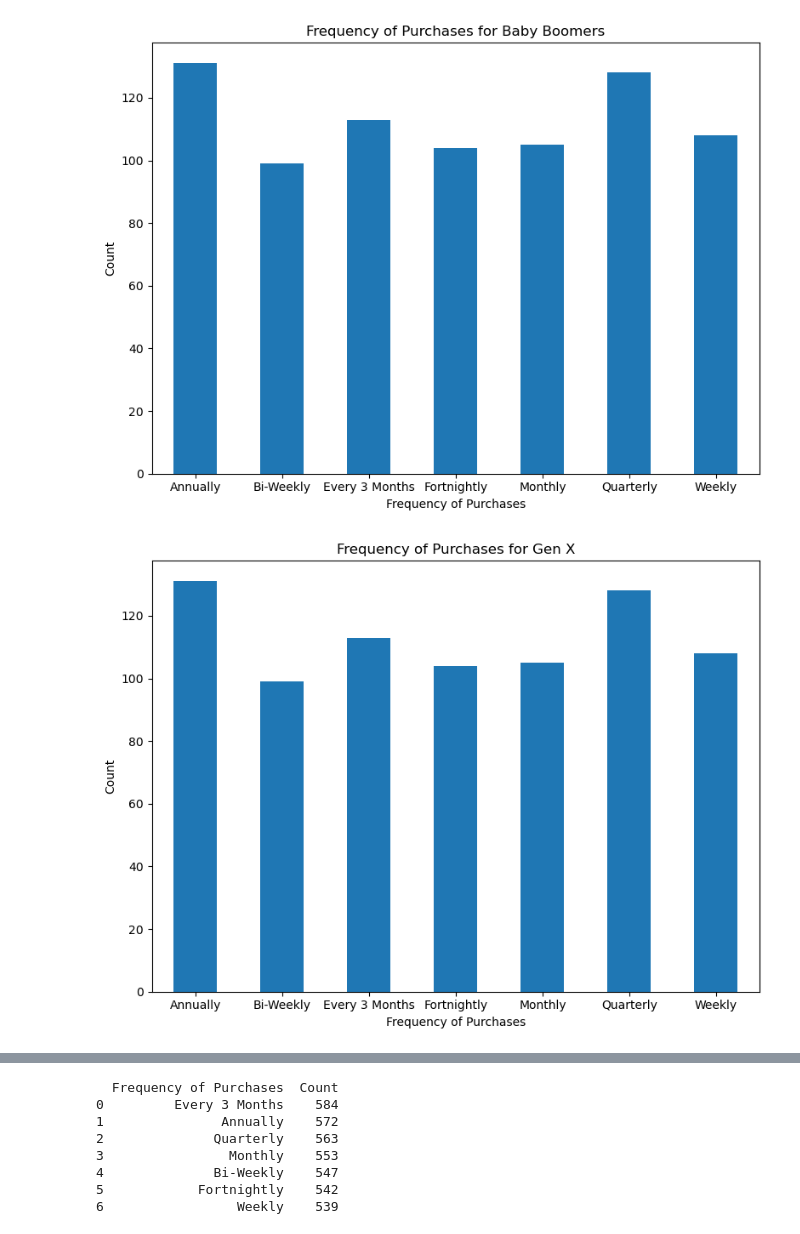
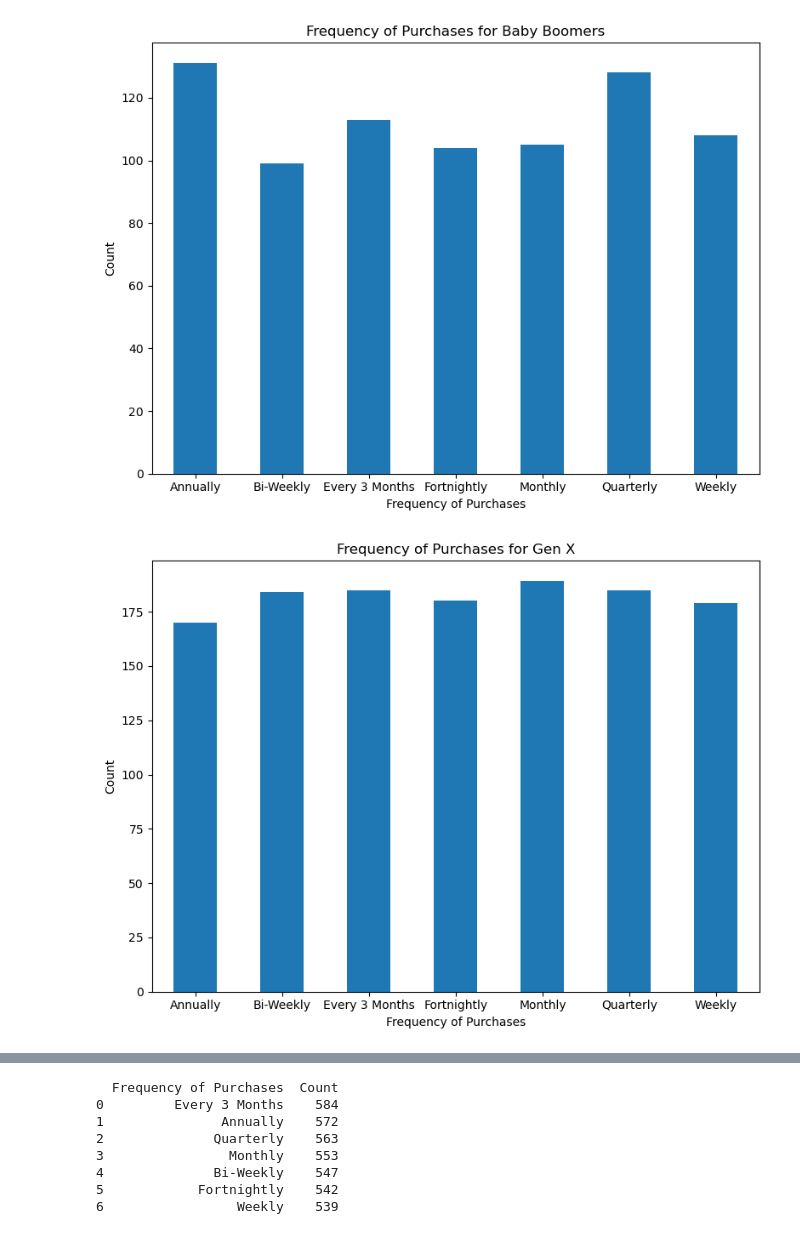
Before and after one commit to mhursh1231/Project-1, a Jupyter notebook: sarah_df.ipynb, the cells around one changed output, grey strips where cells are left out. Saved outputs shown, nothing was run; the diff lists cells and outputs as text; code cells hidden in the pictures.

```diff
--- a/sarah_df.ipynb
+++ b/sarah_df.ipynb
@@ -21,6 +21,12 @@ shopping_df.head()
 | 3 | 4 | 21 | Male | Sandals | Footwear | 90 | Rhode Island | M | ... |
 | 4 | 5 | 45 | Male | Blouse | Clothing | 49 | Oregon | M | ... |
 # %%
-del shopping_df["Gender"]
-shopping_df.head()
+#Add age groups to the DataFrame
+shopping_df["Age Groups"] = pd.cut(
+    x=shopping_df["Age"],
+    bins =[1, 26, 42, 59, np.inf],
+    labels=["Gen Z", "Millenials", "Gen X", "Baby Boomer"],
+)
+
+shopping_df
 # %% [output]
@@ -33,2 +46,9 @@ shopping_df.head()
 # %%
-age_groups = {'Gen Z': (0, 26),'Millennial': (27, 42),'Gen X': (43, 59),'Baby Boomer': (60, float('inf'))}
+# Reorganize the columns within the DataFrame
+organized_df = shopping_df[["Customer ID", "Age", "Age Groups", "Gender",
+                            "Item Purchased", "Category", "Purchase Amount (USD)",
+                            "Location", "Size", "Color", "Season", "Review Rating",
+                            "Subscription Status", "Shipping Type", "Discount Applied",
+                            "Promo Code Used", "Previous Purchases", "Payment Method",
+                            "Frequency of Purchases"]]
+organized_df.head()
@@ -86,6 +91,6 @@ Name: count, dtype: int64
 # %%
 ### How frequently do specific age demographics shop? (bi-weekly, bi-monthly, ect)
 # %%
-shopping_frequency = shopping_df.pivot_table(index='Frequency of Purchases', columns='Age Group', aggfunc='size', fill_value=0)
+shopping_frequency = organized_df.pivot_table(index='Frequency of Purchases', columns='Age Groups', aggfunc='size', fill_value=0)
 shopping_frequency
 # %% [output]
@@ -113,15 +118,15 @@ plt.show()
 # %%
 gen_x_data = shopping_frequency.loc[:, 'Gen X']
 plt.figure(figsize=(8, 6))
-baby_boomers_data.plot(kind='bar')
+gen_x_data.plot(kind='bar')
 plt.xlabel('Frequency of Purchases')
 plt.ylabel('Count')
 plt.title('Frequency of Purchases for Gen X')
 plt.xticks(rotation=0)  # Rotate x-axis labels if necessary
 plt.tight_layout()  # Adjust layout to prevent clipping of labels
 plt.show()
 # %% [output]
-[figure, old version]
+[figure, new version]
 # %%
 gen_z_data = shopping_frequency.loc[:, 'Gen Z']
 plt.figure(figsize=(8, 6))
```
Also changed, not shown: parts of 16 cells of this notebook.
